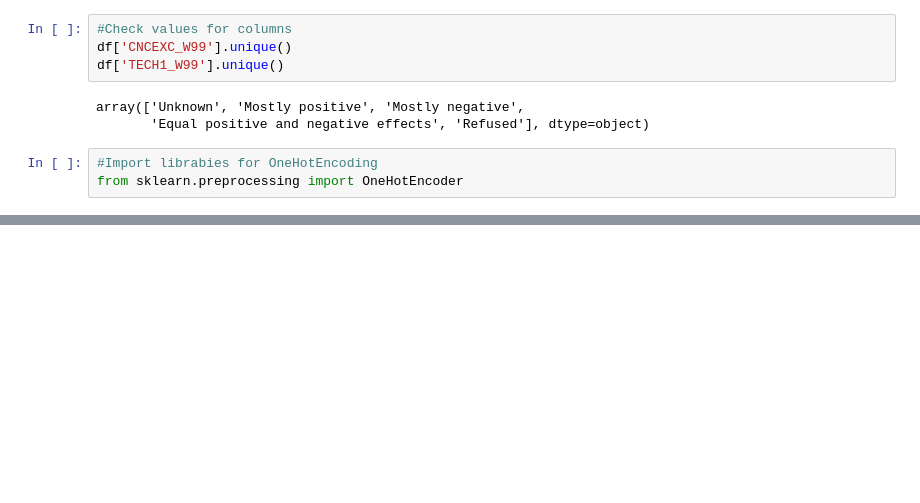
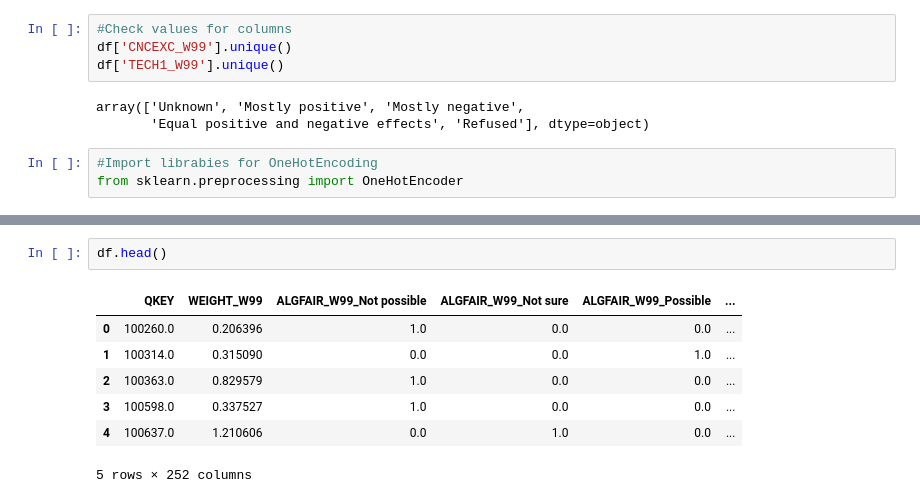
Before and after one commit to ggotoo/Artificial-Intelligence, a Jupyter notebook: Groupwork.ipynb, the cells around one changed output, grey strips where cells are left out. Cells and saved outputs as stored; diff of their text form; blank space fills up the shorter version.

```diff
--- a/Groupwork.ipynb
+++ b/Groupwork.ipynb
@@ -154,0 +171,10 @@ ohetransform.describe(include='all')
+# %%
+df.head()
+# %% [output]
+|  | QKEY | WEIGHT_W99 | ALGFAIR_W99_Not possible | ALGFAIR_W99_Not sure | ALGFAIR_W99_Possible | ... |
+| 0 | 100260.0 | 0.206396 | 1.0 | 0.0 | 0.0 | ... |
+| 1 | 100314.0 | 0.315090 | 0.0 | 0.0 | 1.0 | ... |
+| 2 | 100363.0 | 0.829579 | 1.0 | 0.0 | 0.0 | ... |
+| 3 | 100598.0 | 0.337527 | 1.0 | 0.0 | 0.0 | ... |
+| 4 | 100637.0 | 1.210606 | 0.0 | 1.0 | 0.0 | ... |
+5 rows × 252 columns
```
Also changed, not shown: parts of 12 cells of this notebook, 1 other file.
